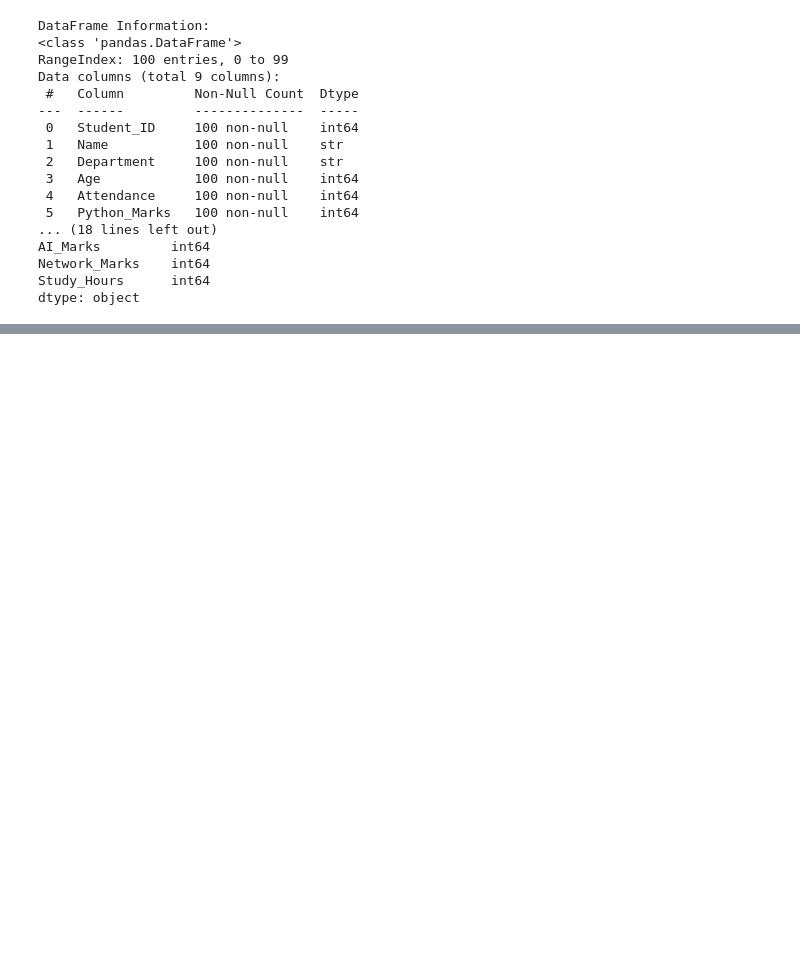
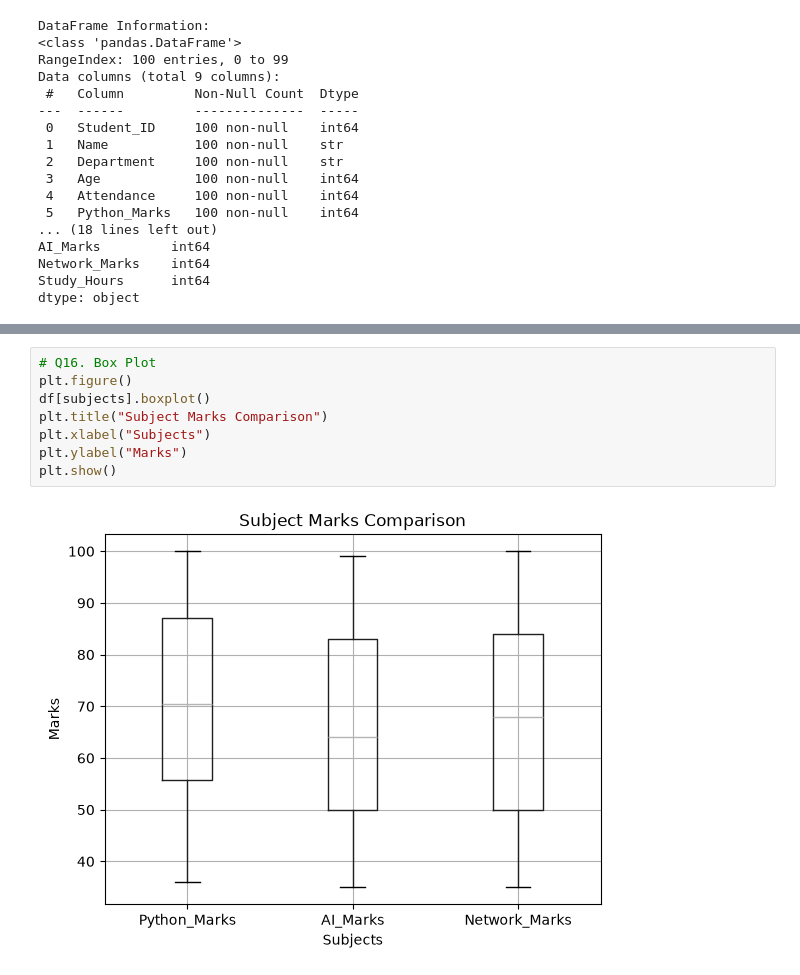
Before and after one commit to IgYaHiko/DS-lab, a Jupyter notebook: DS-lab/lab-5/lab-5.ipynb, the cells around one changed output, grey strips where cells are left out. Drawn from its saved outputs; the diff is of its cells as text; blank space fills up the shorter version.

```diff
--- a/DS-lab/lab-5/lab-5.ipynb
+++ b/DS-lab/lab-5/lab-5.ipynb
@@ -113,0 +348,10 @@ std      18.697753  19.118715      19.044581
+# %%
+# Q16. Box Plot
+plt.figure()
+df[subjects].boxplot()
+plt.title("Subject Marks Comparison")
+plt.xlabel("Subjects")
+plt.ylabel("Marks")
+plt.show()
+# %% [output]
+[figure, added]
```
Also changed, not shown: parts of 14 cells of this notebook.
